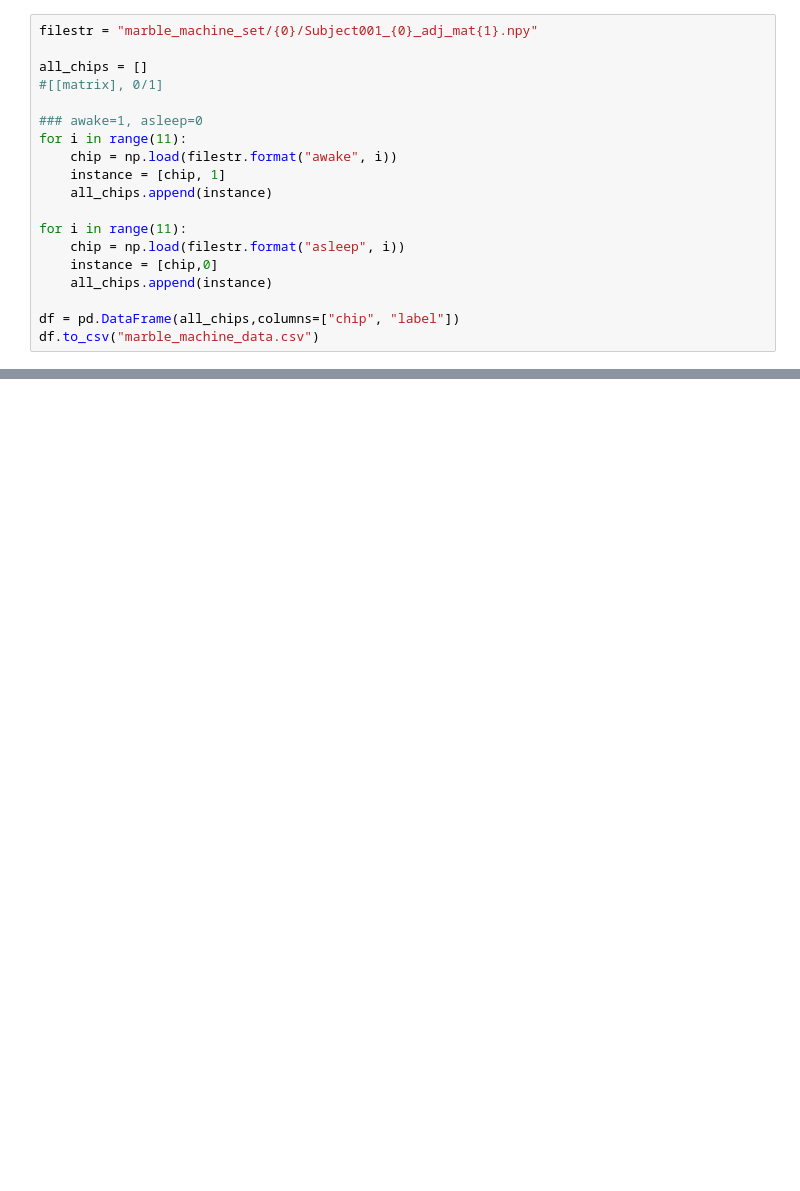
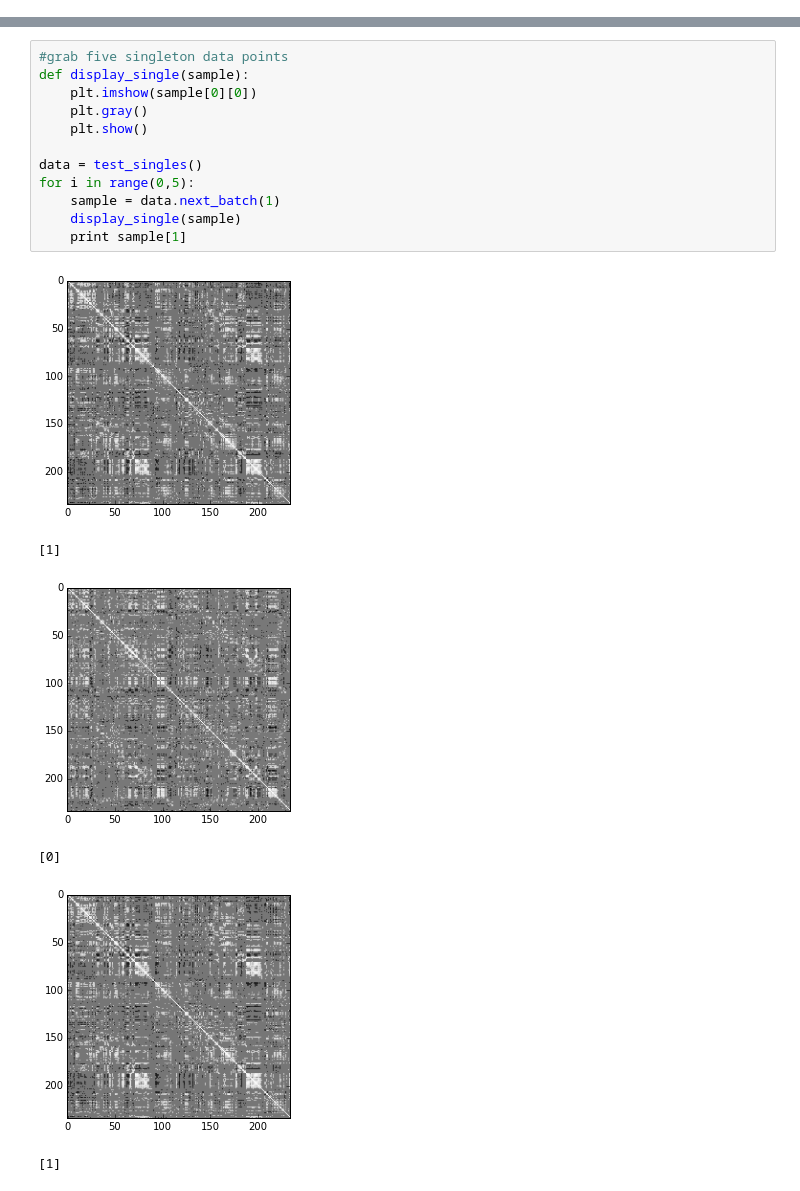
Before and after one commit to thosvarley/propofol_cnn, a Jupyter notebook: test_interfaces.ipynb, the cells around one changed output, grey strips where cells are left out. Drawn from its saved outputs; the diff is of its cells as text; blank space fills up the shorter version.

Commit message:
Reconfigured datasets abstraction for a filesystem-style management, tests for those functions, and a dataset demo in jupyter

```diff
--- a/test_interfaces.ipynb
+++ b/test_interfaces.ipynb
@@ -34,19 +0,0 @@ TypeError: Image data can not convert to float
-# %%
-filestr = "marble_machine_set/{0}/Subject001_{0}_adj_mat{1}.npy"
-
-all_chips = []
-#[[matrix], 0/1]
-
-### awake=1, asleep=0
-for i in range(11):
-    chip = np.load(filestr.format("awake", i))
-    instance = [chip, 1]
-    all_chips.append(instance)
-
-for i in range(11):
-    chip = np.load(filestr.format("asleep", i))
-    instance = [chip,0]
-    all_chips.append(instance)
-
-df = pd.DataFrame(all_chips,columns=["chip", "label"])
-df.to_csv("marble_machine_data.csv")
@@ -52,0 +6,19 @@ df.to_csv("marble_machine_data.csv")
+# %%
+#grab five singleton data points
+def display_single(sample):
+    plt.imshow(sample[0][0])
+    plt.gray()
+    plt.show()
+
+data = test_singles()
+for i in range(0,5):
+    sample = data.next_batch(1)
+    display_single(sample)
+    print sample[1]
+# %% [output]
+[figure, added]
+[1]
+[figure, added]
+[0]
+[figure, added]
+[1]
```
Also changed, not shown: parts of 6 cells of this notebook, 2 other files.
